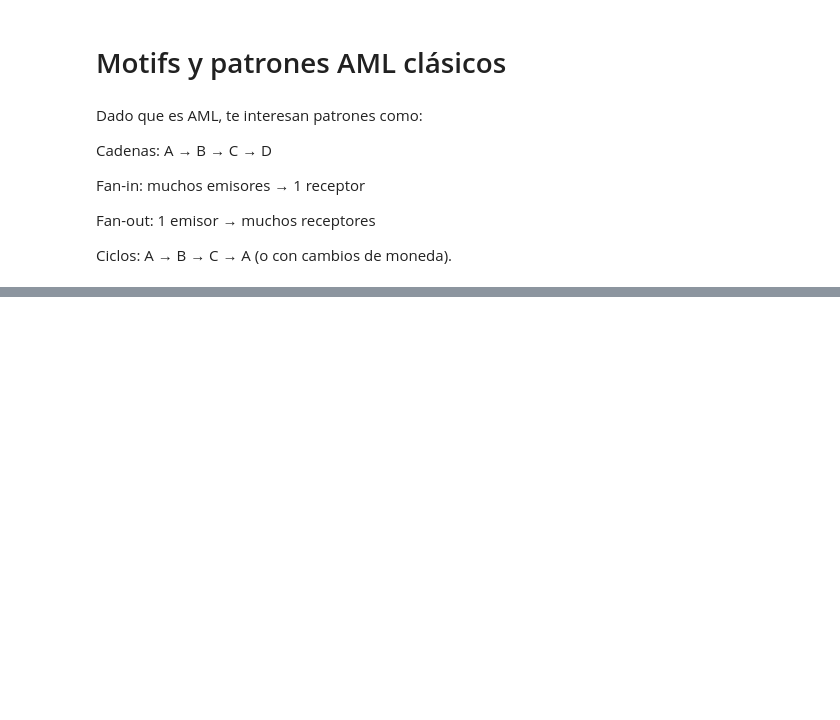
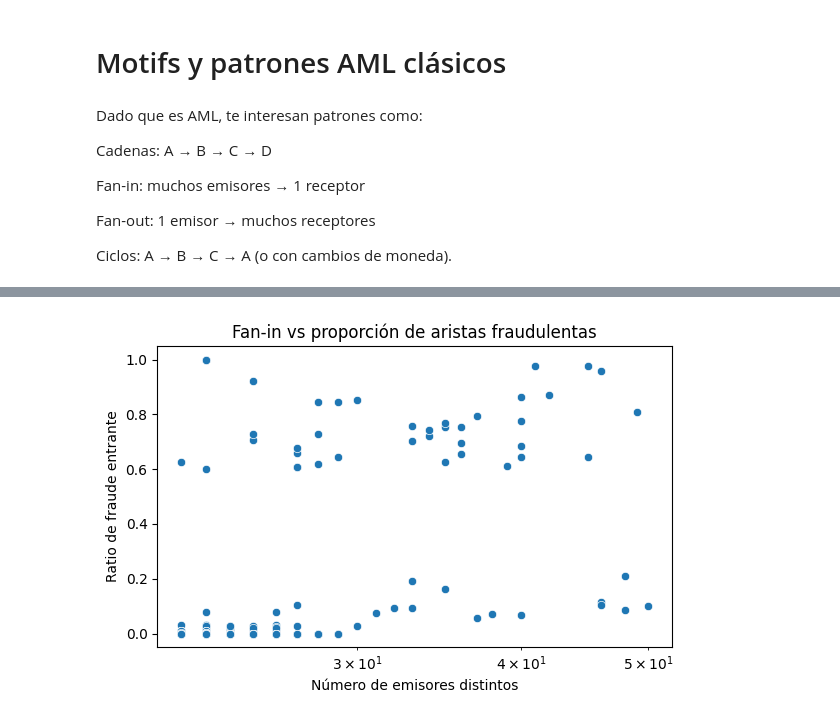
Before and after one commit to IngElecPuc/KaggleChallenges, a Jupyter notebook: Anti Money Laundering Transaction Data/EDA Topológico.ipynb, the cells around one changed output, grey strips where cells are left out. Saved outputs shown, nothing was run; the diff lists cells and outputs as text; code cells hidden in the pictures; blank space fills up the shorter version.

```diff
--- a/Anti Money Laundering Transaction Data/EDA Topológico.ipynb
+++ b/Anti Money Laundering Transaction Data/EDA Topológico.ipynb
@@ -1885,0 +3383,15 @@ Ciclos: A → B → C → A (o con cambios de moneda).
+# %%
+#Vínculo con fraude
+plt.figure(figsize=(6,4))
+sns.scatterplot(
+    data=top_fanin_pd,
+    x="n_senders",
+    y="fraud_in_ratio"
+)
+plt.xscale("log")
+plt.xlabel("Número de emisores distintos")
+plt.ylabel("Ratio de fraude entrante")
+plt.title("Fan-in vs proporción de aristas fraudulentas")
+plt.tight_layout()
+# %% [output]
+[figure, added]
```
Also changed, not shown: parts of 147 cells of this notebook.
